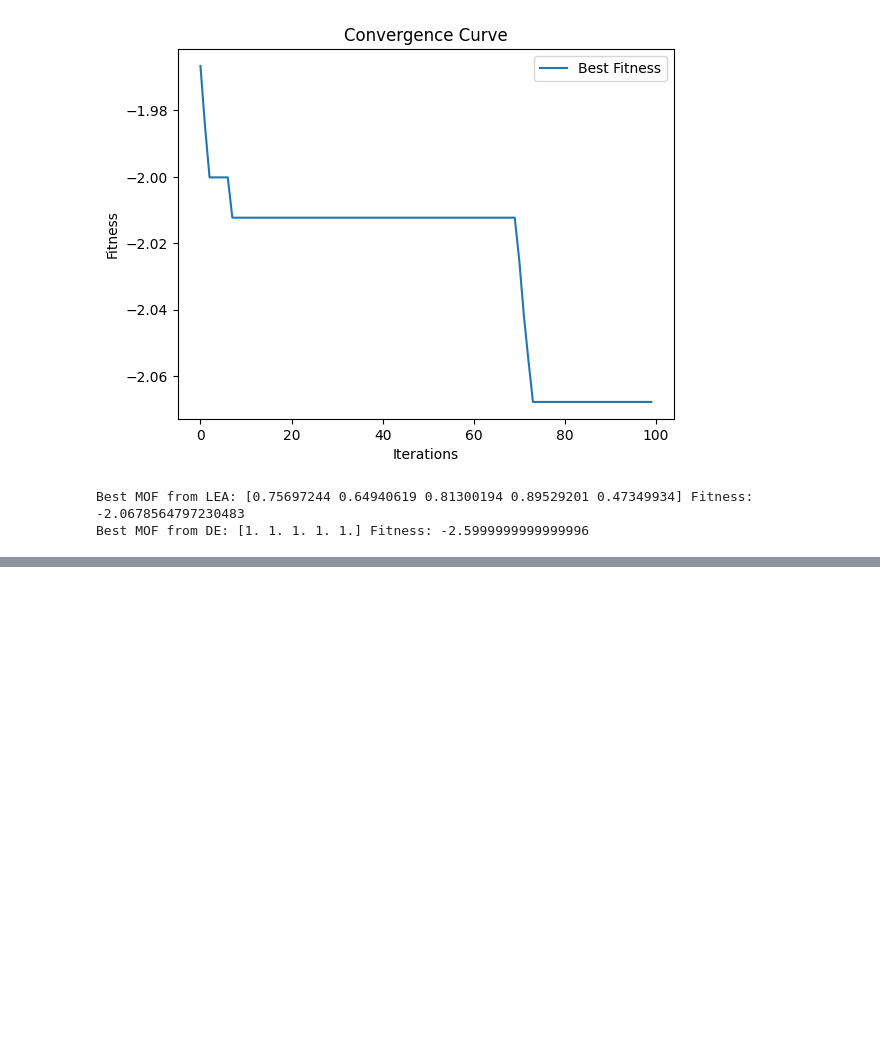
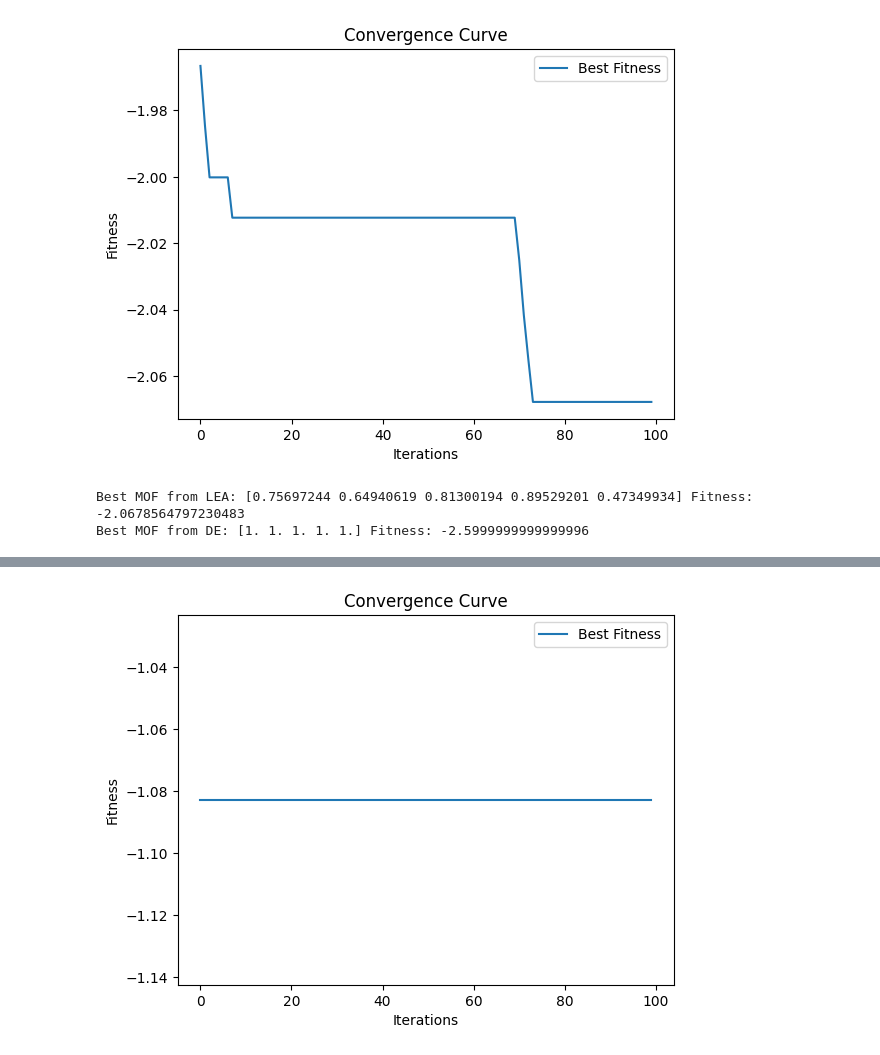
Before and after one commit to MehrdadJalali-AI/MOF_LENS, a Jupyter notebook: LEA_MOF.ipynb, the cells around one changed output, grey strips where cells are left out. Saved outputs shown, nothing was run; the diff lists cells and outputs as text; code cells hidden in the pictures; blank space fills up the shorter version.

```diff
--- a/LEA_MOF.ipynb
+++ b/LEA_MOF.ipynb
@@ -101,0 +208,91 @@ Best MOF from DE: [1. 1. 1. 1. 1.] Fitness: -2.5999999999999996
+# %%
+import numpy as np
+import pandas as pd
+import random
+import matplotlib.pyplot as plt
+from scipy.special import gamma
+from scipy.optimize import differential_evolution
+
+# Load MOF dataset
+file_path = "MOF.csv"
+df = pd.read_csv(file_path)
+
+# Extract relevant columns
+features = ['Refcode', 'void_fraction', 'asa (A^2)', 'pld (A)', 'max_metal_coordination_n', 'n_sbu_point_of_extension']
+df = df[features]
+
+# Normalize data (0 to 1) except Refcode
+df_norm = df.copy()
+df_norm[features[1:]] = (df[features[1:]] - df[features[1:]].min()) / (df[features[1:]].max() - df[features[1:]].min())
+
+# Function to take user input for MOF selection criteria
+def get_user_conditions():
+    print("Enter your preferred conditions for MOF selection:")
+    void_fraction_min = float(input("Minimum Void Fraction (0 to 1): "))
+    asa_min = float(input("Minimum ASA (0 to 1): "))
+    pld_min = float(input("Minimum PLD (0 to 1): "))
+    metal_coord_min = float(input("Minimum Metal Coordination (0 to 1): "))
+    sbu_ext_min = float(input("Minimum SBU Extension Points (0 to 1): "))
+    return [void_fraction_min, asa_min, pld_min, metal_coord_min, sbu_ext_min]
+
+# Define fitness function with user input
+def fitness_function(solution, user_conditions):
+    porosity_score = solution[0] + solution[1] + solution[2]  # Maximize porosity
+    stability_score = solution[3] + solution[4]  # Maximize stability
+    user_preference_score = -sum(abs(np.array(solution) - np.array(user_conditions)))  # Match user preferences
+    return - (porosity_score * 0.5 + stability_score * 0.3 + user_preference_score * 0.2)  # Weighted scoring
+
+# Lotus Effect Algorithm (LEA) Class
+class LotusEffectAlgorithm:
+    def __init__(self, population_size, dimensions, max_iterations, fitness_function, user_conditions):
+        self.population_size = population_size
+        self.dimensions = dimensions
+        self.max_iterations = max_iterations
+        self.population = np.random.rand(population_size, dimensions)
+        self.best_solution = None
+        self.best_fitness = float('inf')
+        self.fitness_function = lambda sol: fitness_function(sol, user_conditions)
+        self.fitness_history = []
+        self.best_mof_name = None
+
+    def levy_flight(self):
+        beta = 1.5
+        sigma = (gamma(1 + beta) * np.sin(np.pi * beta / 2) /
+                (gamma((1 + beta) / 2) * beta * 2**((beta - 1) / 2)))**(1 / beta)
+        u = np.random.normal(0, sigma, size=self.dimensions)
+        v = np.random.normal(0, 1, size=self.dimensions)
+        return 0.01 * (u / np.abs(v)**(1 / beta))
+
+    def optimize(self):
+        for iteration in range(self.max_iterations):
+            for i in range(self.population_size):
+                self.population[i] += self.levy_flight()
+                self.population[i] = np.clip(self.population[i], 0, 1)
+                fitness = self.fitness_function(self.population[i])
+                if fitness < self.best_fitness:
+                    self.best_fitness = fitness
+                    self.best_solution = self.population[i]
+                    closest_mof = df_norm.iloc[((df_norm[features[1:]] - self.best_solution) ** 2).sum(axis=1).idxmin()]
+                    self.best_mof_name = closest_mof['Refcode']
+            self.fitness_history.append(self.best_fitness)
+        return self.best_solution, self.best_fitness, self.best_mof_name
+
+    def plot_convergence(self):
+        plt.plot(self.fitness_history, label='Best Fitness')
+        plt.xlabel('Iterations')
+        plt.ylabel('Fitness')
+        plt.title('Convergence Curve')
+        plt.legend()
+        plt.show()
+
+# Get user conditions
+user_conditions = get_user_conditions()
+
+# Run LEA
+lea = LotusEffectAlgorithm(population_size=30, dimensions=5, max_iterations=100, fitness_function=fitness_function, user_conditions=user_conditions)
+best_solution, best_fitness, best_mof_name = lea.optimize()
+lea.plot_convergence()
+
+# Print results
+print("Best MOF from LEA for user preferences:", best_mof_name, best_solution, "Fitness:", best_fitness)
+# %% [output]
@@ -101,0 +305 @@ Best MOF from DE: [1. 1. 1. 1. 1.] Fitness: -2.5999999999999996
+[figure, added]
```
Also changed, not shown: parts of 4 cells of this notebook.
